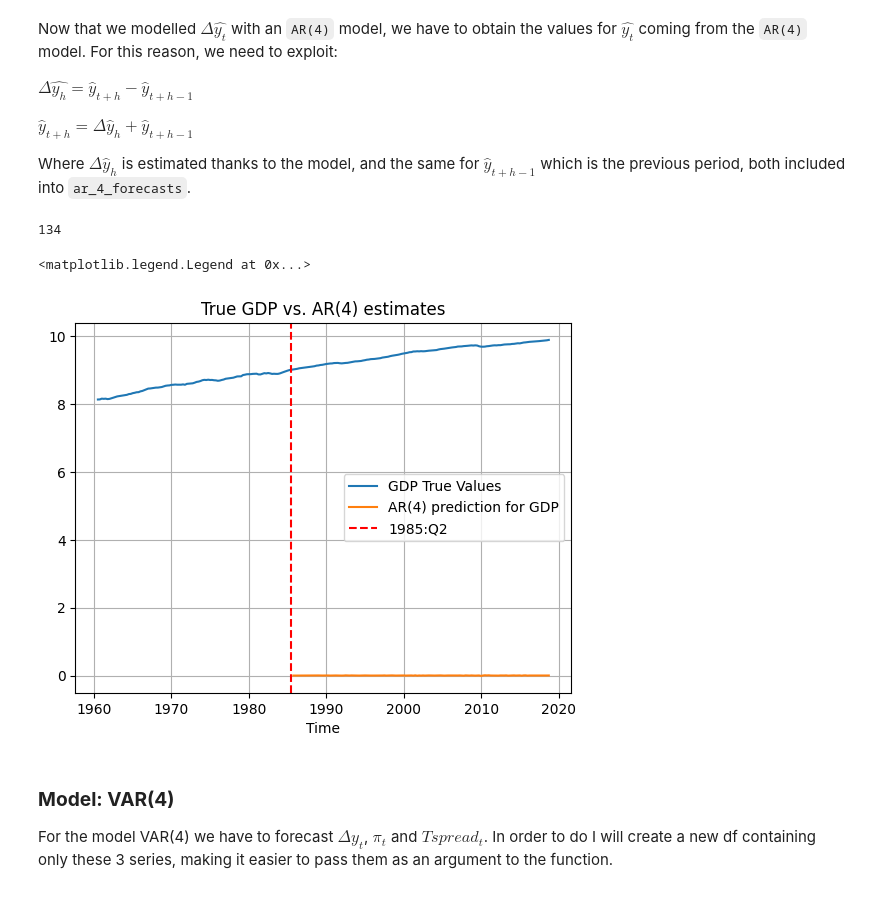
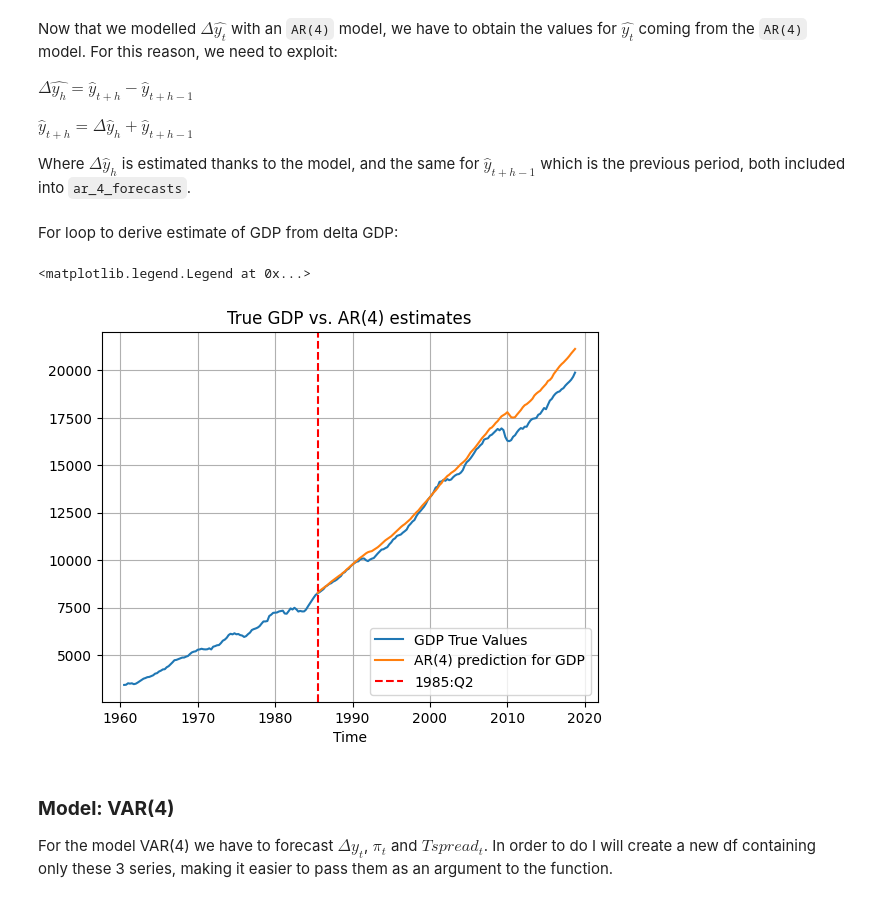
Before and after one commit to giordanovitale/Time-Series-Project, a Jupyter notebook: ts_project.ipynb, the cells around one changed output. Drawn from its saved outputs; the diff is of its cells as text; code cells hidden in the pictures.

```diff
--- a/ts_project.ipynb
+++ b/ts_project.ipynb
@@ -162,27 +165,26 @@ $\Delta \hat{y_{h}} = \hat{y}_{t+h} - \hat{y}_{t+h-1}$
 $\hat{y}_{t+h} = \Delta \hat{y}_{h} + \hat{y}_{t+h-1}$
 
 Where $\Delta \hat{y}_{h}$ is estimated thanks to the model, and the same for $\hat{y}_{t+h-1}$ which is the previous period, both included into `ar_4_forecasts`.
-# %%
-ar_4_GDP_estimates = [ar_4_forecasts[i] + ar_4_forecasts[i - 1] for i in range(1, len(ar_4_forecasts))]
-j = ar_4_forecasts[0]-df['delta_log_GDP'].iloc[-1]
-ar_4_GDP_estimates.insert(0, j)
-
-
-# ar_4_GDP_estimates = np.exp(ar_4_GDP_estimates)
-# %% [output]
-134
+# %% [markdown]
+For loop to derive estimate of GDP from delta GDP:
+# %%
+ar_4_GDP_estimates = np.zeros(134)
+ar_4_GDP_estimates[0] = ar_4_forecasts[0] + df['log_GDP'].iloc[99]
+
+for i in range(1,len(ar_4_GDP_estimates)):
+    ar_4_GDP_estimates[i] = ar_4_forecasts[i-1] + ar_4_GDP_estimates[i-1]
 # %%
-plt.plot(df['Time'], df['log_GDP'], label='GDP True Values')
-plt.plot(df['Time'].iloc[101:], ar_4_GDP_estimates, label='AR(4) prediction for GDP')
+plt.plot(df['Time'], df['GDPC1'], label='GDP True Values')
+plt.plot(df['Time'].iloc[100:], np.exp(ar_4_GDP_estimates), label='AR(4) prediction for GDP')
 plt.title('True GDP vs. AR(4) estimates')
 plt.xlabel('Time')
 plt.grid()
 plt.xlim()
 plt.axvline(x=pd.to_datetime('1985-06-30'), color='red', linestyle='--', label='1985:Q2')
 plt.legend()
 # %% [output]
 <matplotlib.legend.Legend at 0x...>
-[figure, old version]
+[figure, new version]
 # %% [markdown]
 ### **Model: VAR(4)**
 For the model VAR(4) we have to forecast $\Delta y_t$, $\pi_t$ and $Tspread_t$. In order to do I will create a new df containing only these 3 series, making it easier to pass them as an argument to the function.
```
Also changed, not shown: parts of 12 cells of this notebook.
